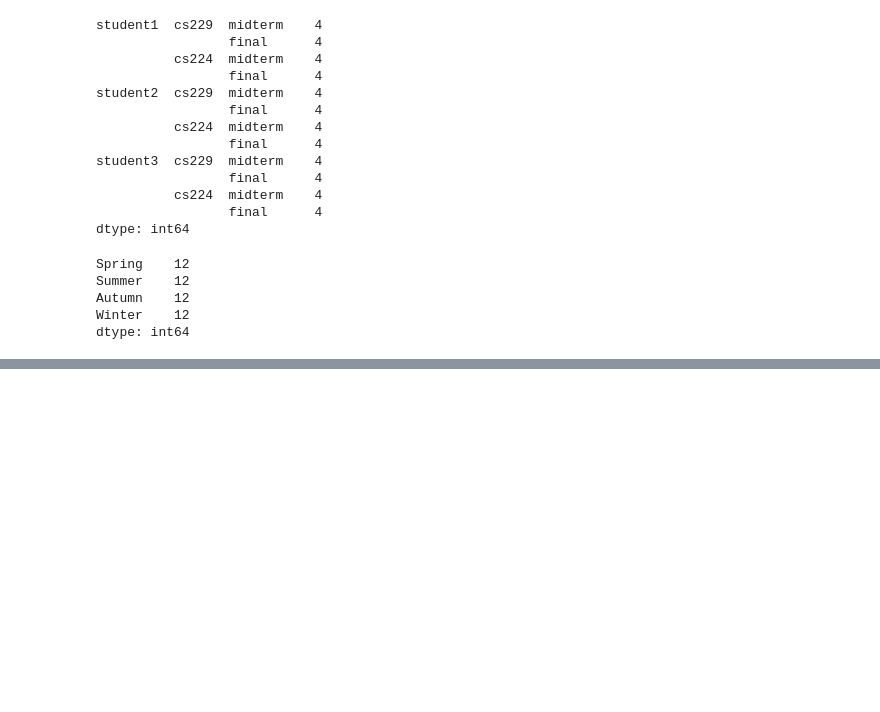
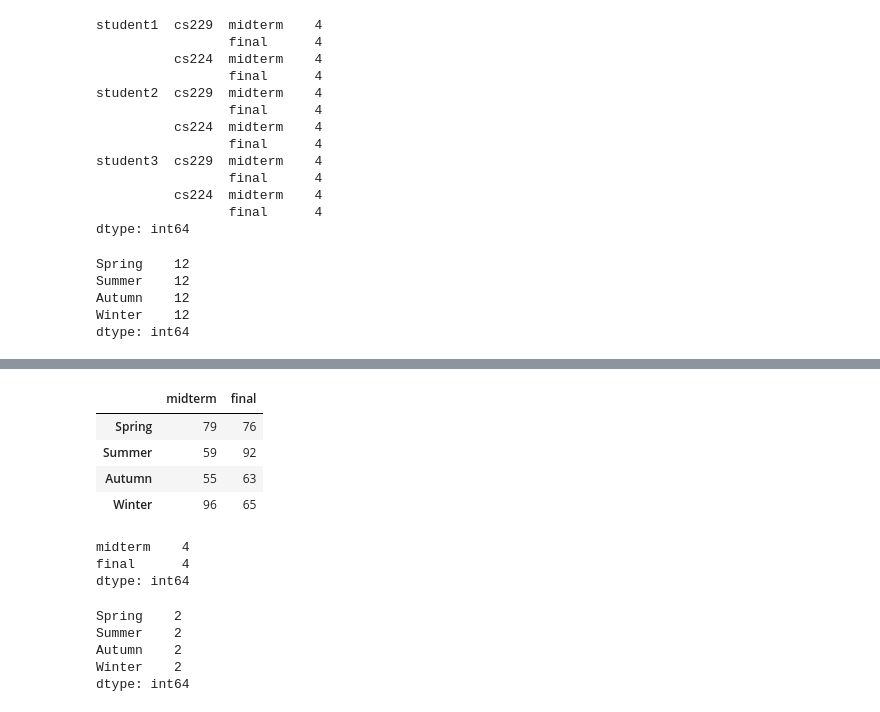
Before and after one commit to shanjiang1994/The_complete_guide_in_Python_for_DA-DS, a Jupyter notebook: 7.Pandas.ipynb, the cells around one changed output, grey strips where cells are left out. Drawn from its saved outputs; the diff is of its cells as text; code cells hidden in the pictures; blank space fills up the shorter version.

```diff
--- a/7.Pandas.ipynb
+++ b/7.Pandas.ipynb
@@ -1572,0 +1597,18 @@ dtype: int64
+# %%
+df5.student1.cs224
+df5.student1.cs224.count(axis=0)
+df5.student1.cs224.count(axis=1)
+# %% [output]
+|  | midterm | final |
+| Spring | 79 | 76 |
+| Summer | 59 | 92 |
+| Autumn | 55 | 63 |
+| Winter | 96 | 65 |
+midterm    4
+final      4
+dtype: int64
+Spring    2
+Summer    2
+Autumn    2
+Winter    2
+dtype: int64
```
Also changed, not shown: parts of 6 cells of this notebook.
